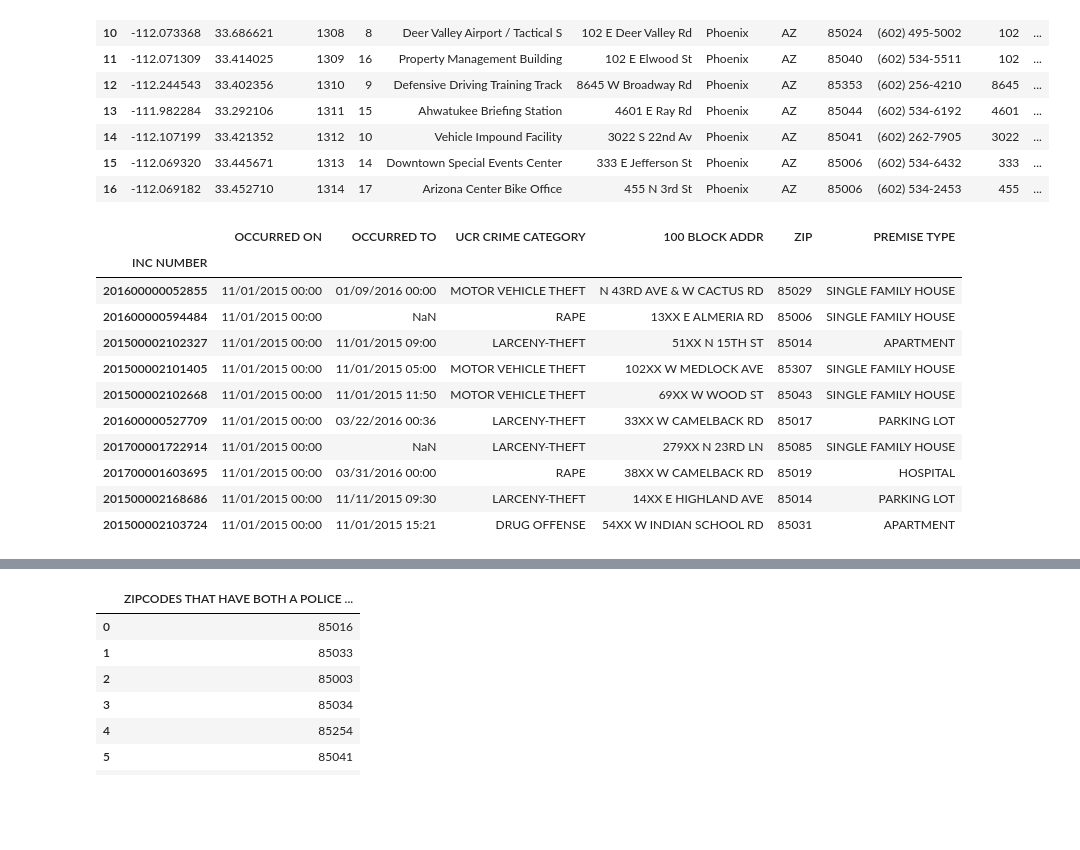
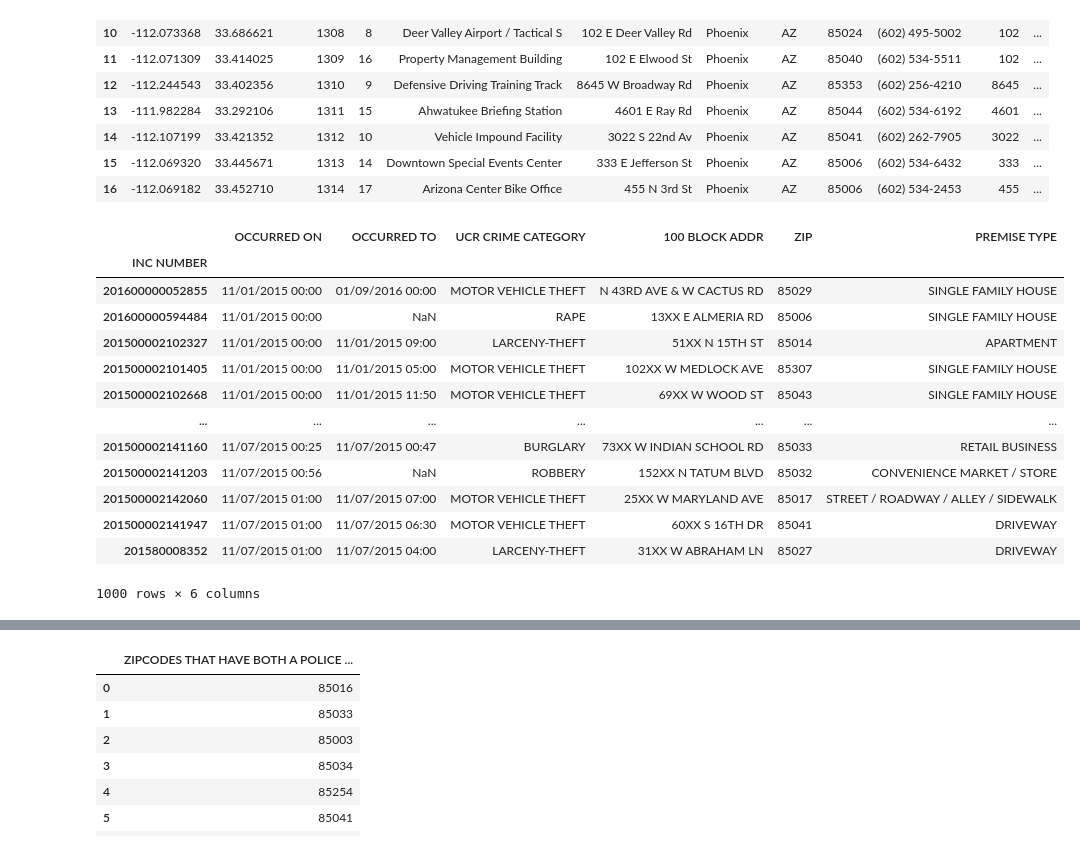
Before and after one commit to NyeinChan85/stc510, a Jupyter notebook: Module 3/Python_Data_Transformation_Essentials_Kyaw.ipynb, the cells around one changed output, grey strips where cells are left out. Cells and saved outputs as stored; diff of their text form; code cells hidden in the pictures; blank space fills up the shorter version.

```diff
--- a/Module 3/Python_Data_Transformation_Essentials_Kyaw.ipynb
+++ b/Module 3/Python_Data_Transformation_Essentials_Kyaw.ipynb
@@ -50,23 +50,25 @@ ps_df.head(17)
 # %%
 #imporing the dataset "crimestat (1).csv" (it's showing 2015 data )
 nRowsRead = 1000
 crime_df = pd.read_csv('crimestat (1).csv', delimiter=',', nrows = nRowsRead, index_col='INC NUMBER')
 crime_df.dataframeName = 'crimestat (1).csv'
 
-crime_df.head(10)
+crime_df.head(1000)
 # %% [output]
 |  | OCCURRED ON | OCCURRED TO | UCR CRIME CATEGORY | 100 BLOCK ADDR | ZIP | PREMISE TYPE |
 | INC NUMBER |  |  |  |  |  |  |
 | 201600000052855 | 11/01/2015 00:00 | 01/09/2016 00:00 | MOTOR VEHICLE THEFT | N 43RD AVE & W CACTUS RD | 85029 | SINGLE FAMILY HOUSE |
 | 201600000594484 | 11/01/2015 00:00 | NaN | RAPE | 13XX E ALMERIA RD | 85006 | SINGLE FAMILY HOUSE |
 | 201500002102327 | 11/01/2015 00:00 | 11/01/2015 09:00 | LARCENY-THEFT | 51XX N 15TH ST | 85014 | APARTMENT |
 | 201500002101405 | 11/01/2015 00:00 | 11/01/2015 05:00 | MOTOR VEHICLE THEFT | 102XX W MEDLOCK AVE | 85307 | SINGLE FAMILY HOUSE |
 | 201500002102668 | 11/01/2015 00:00 | 11/01/2015 11:50 | MOTOR VEHICLE THEFT | 69XX W WOOD ST | 85043 | SINGLE FAMILY HOUSE |
-| 201600000527709 | 11/01/2015 00:00 | 03/22/2016 00:36 | LARCENY-THEFT | 33XX W CAMELBACK RD | 85017 | PARKING LOT |
-| 201700001722914 | 11/01/2015 00:00 | NaN | LARCENY-THEFT | 279XX N 23RD LN | 85085 | SINGLE FAMILY HOUSE |
-| 201700001603695 | 11/01/2015 00:00 | 03/31/2016 00:00 | RAPE | 38XX W CAMELBACK RD | 85019 | HOSPITAL |
-| 201500002168686 | 11/01/2015 00:00 | 11/11/2015 09:30 | LARCENY-THEFT | 14XX E HIGHLAND AVE | 85014 | PARKING LOT |
-| 201500002103724 | 11/01/2015 00:00 | 11/01/2015 15:21 | DRUG OFFENSE | 54XX W INDIAN SCHOOL RD | 85031 | APARTMENT |
+| ... | ... | ... | ... | ... | ... | ... |
+| 201500002141160 | 11/07/2015 00:25 | 11/07/2015 00:47 | BURGLARY | 73XX W INDIAN SCHOOL RD | 85033 | RETAIL BUSINESS |
+| 201500002141203 | 11/07/2015 00:56 | NaN | ROBBERY | 152XX N TATUM BLVD | 85032 | CONVENIENCE MARKET / STORE |
+| 201500002142060 | 11/07/2015 01:00 | 11/07/2015 07:00 | MOTOR VEHICLE THEFT | 25XX W MARYLAND AVE | 85017 | STREET / ROADWAY / ALLEY / SIDEWALK |
+| 201500002141947 | 11/07/2015 01:00 | 11/07/2015 06:30 | MOTOR VEHICLE THEFT | 60XX S 16TH DR | 85041 | DRIVEWAY |
+| 201580008352 | 11/07/2015 01:00 | 11/07/2015 04:00 | LARCENY-THEFT | 31XX W ABRAHAM LN | 85027 | DRIVEWAY |
+1000 rows × 6 columns
 # %%
 #importing GeoJSON file as an expriment to use non-CSV file for the additional data source
 
```
Also changed, not shown: parts of 2 cells of this notebook.
